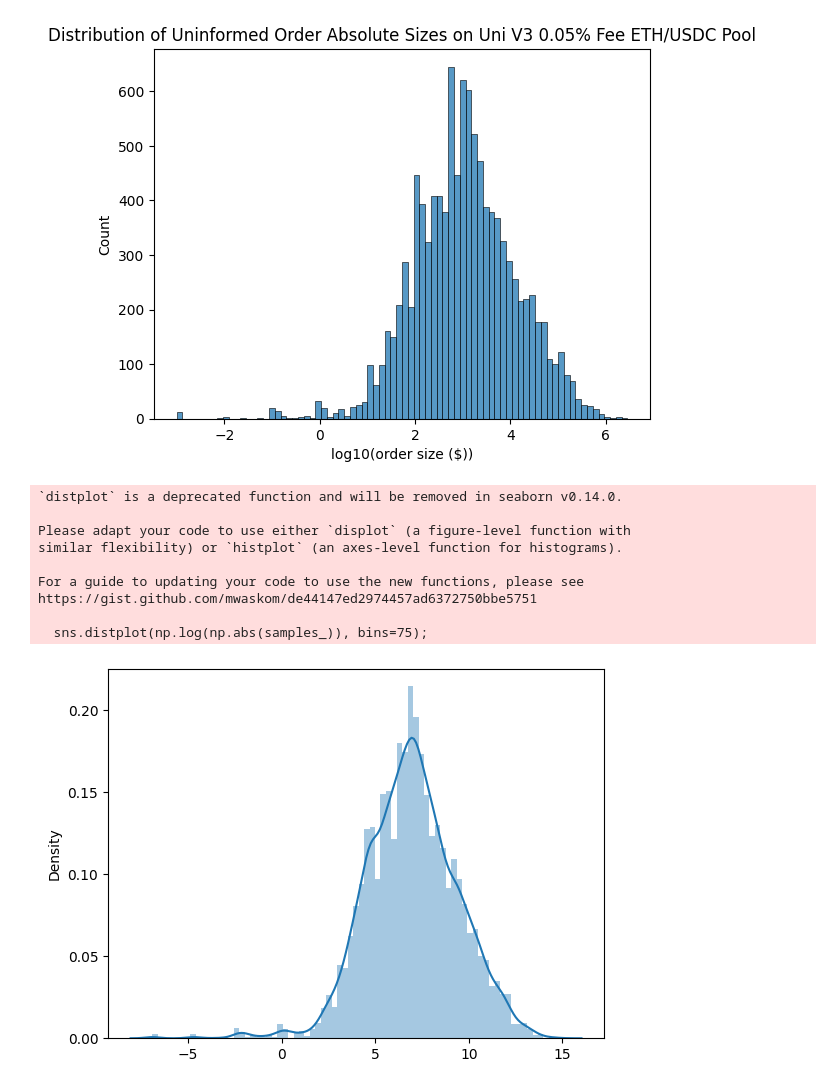
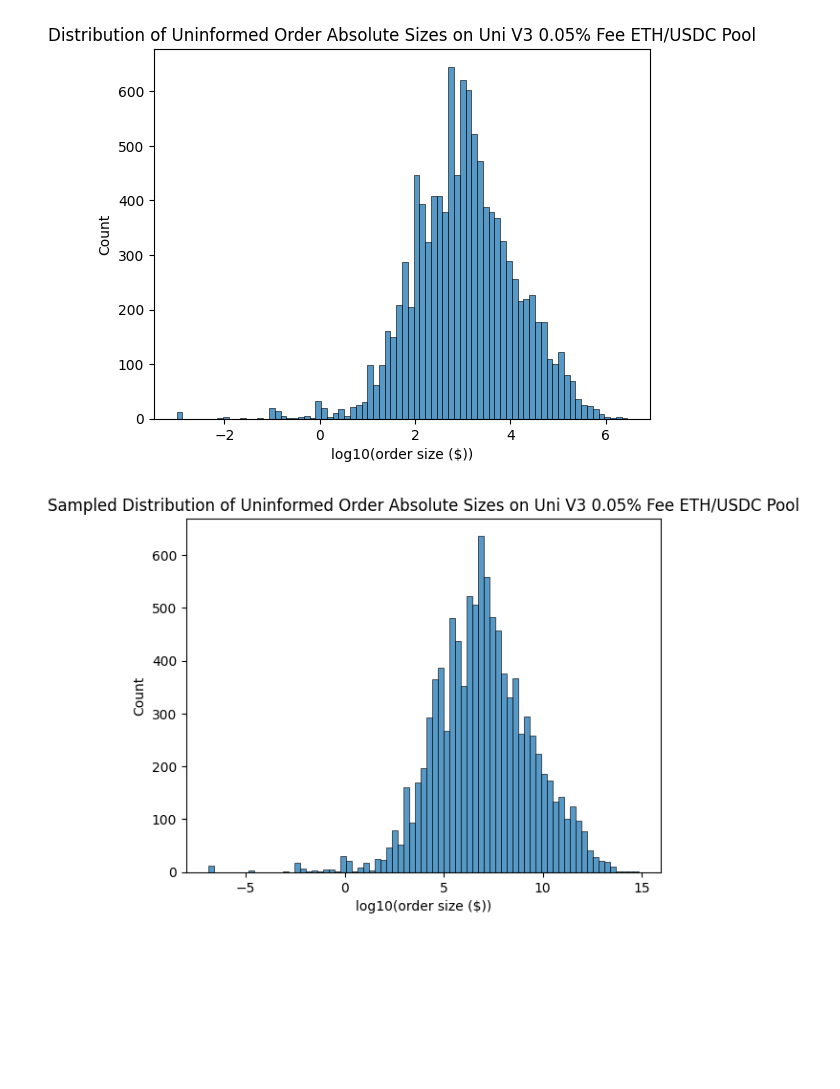
Before and after one commit to xenophonlabs/valuing-orderflow, a Jupyter notebook: src/uninformed-size-distribution.ipynb, the cells around one changed output. Cells and saved outputs as stored; diff of their text form; code cells hidden in the pictures; blank space fills up the shorter version.

```diff
--- a/src/uninformed-size-distribution.ipynb
+++ b/src/uninformed-size-distribution.ipynb
@@ -198,10 +198,3 @@ sup timestamp 1671105359
 | 1 | 382.696002 | -0.302020 | 0 | 1 | 0.000790 | 1266.488175 | 16193575 | 289 | ... |
 | 0 | -3239.945274 | 2.559500 | 1 | 1 | 0.000790 | 1266.479875 | 16193576 | 167 | ... |
 7718 rows × 11 columns
-# %%
-# swaps_[swaps_.blockNumber == 16192145] # 92 then 112, in order
-
-d_ = swaps_[swaps_.blockNumber == 16192846]
-for i_ in range(len(d_)):
-    print(d_.iloc[i_].txnHash) # txnPosition: [126, 111, 169]; li: [154, 125, 206]
-d_
@@ -393,27 +339,22 @@ plt.title("Distribution of Uninformed Order Absolute Sizes on Uni V3 0.05% Fee E
 plt.xlabel("log10(order size ($))");
 # %% [output]
 [figure]
-# %%
-# sample from the ecdf
-uninformed_sizes_sorted_ = np.sort(uninformed_trade_sizes)
-
-samples_ = []
-for _ in range(10_000):
-    r_ = np.random.uniform(0, 1)
-    i_ = int(r_ * len(uninformed_sizes_sorted_))
-    v_ = uninformed_sizes_sorted_[i_]
-    #print(r_, i_, len(uninformed_sizes_sorted_), v_)
-    samples_.append(v_)
-
-sns.distplot(np.log(np.abs(samples_)), bins=75);
-# %% [output]
-`distplot` is a deprecated function and will be removed in seaborn v0.14.0.
-
-Please adapt your code to use either `displot` (a figure-level function with
-similar flexibility) or `histplot` (an axes-level function for histograms).
-
-For a guide to updating your code to use the new functions, please see
-https://gist.github.com/mwaskom/de44147ed2974457ad6372750bbe5751
-
-  sns.distplot(np.log(np.abs(samples_)), bins=75);
-[figure, removed]
+# %%
+# sample from the ecdf
+def sample_ecdf_single():
+    r_ = np.random.uniform(0, 1)
+    i_ = int(r_ * len(uninformed_sizes_sorted_))
+    return uninformed_sizes_sorted_[i_]
+
+def sample_ecdf(nsamples=10):
+    return np.array([sample_ecdf_single() for _ in range(nsamples)])
+
+def graph_sampled_abs_ecdf(nsamples=10_000):
+    sns.histplot(np.log(np.abs(sample_ecdf(nsamples))), bins=75)
+    plt.title("Sampled Distribution of Uninformed Order Absolute Sizes on Uni V3 0.05% Fee ETH/USDC Pool");
+    plt.xlabel("log10(order size ($))")
+    plt.show();
+
+graph_sampled_abs_ecdf()
+# %% [output]
+[figure, added]
```
Also changed, not shown: parts of 18 cells of this notebook.
